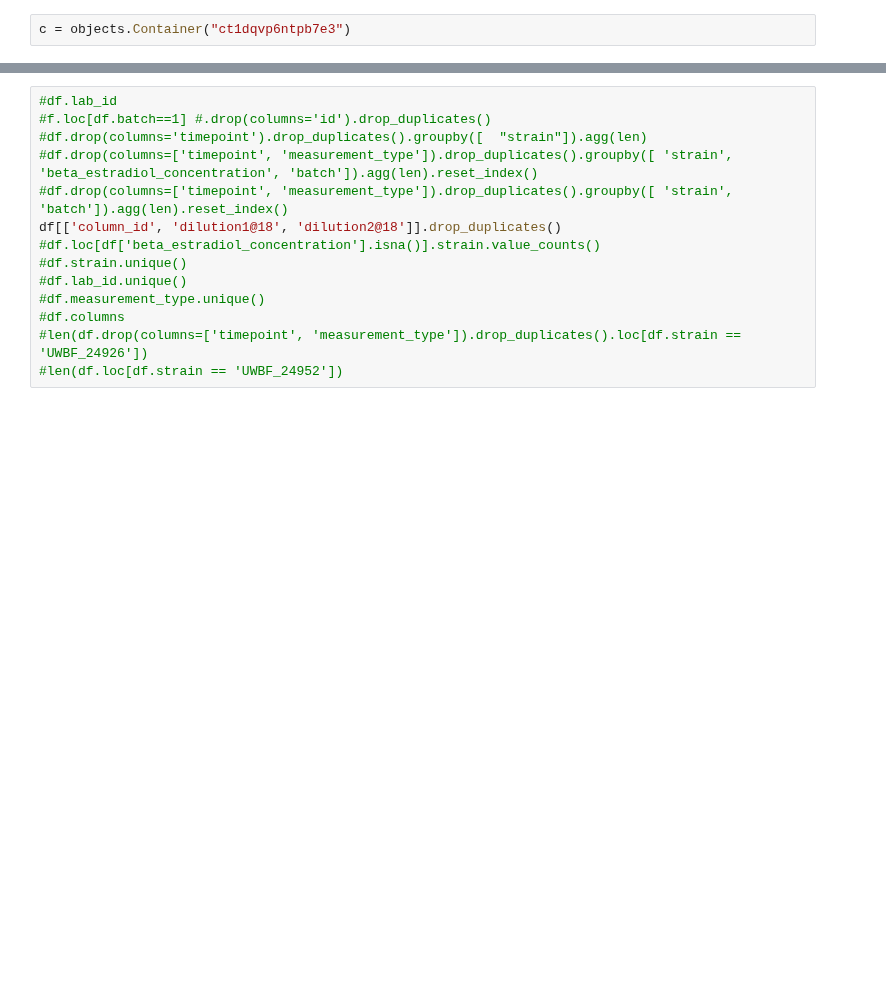
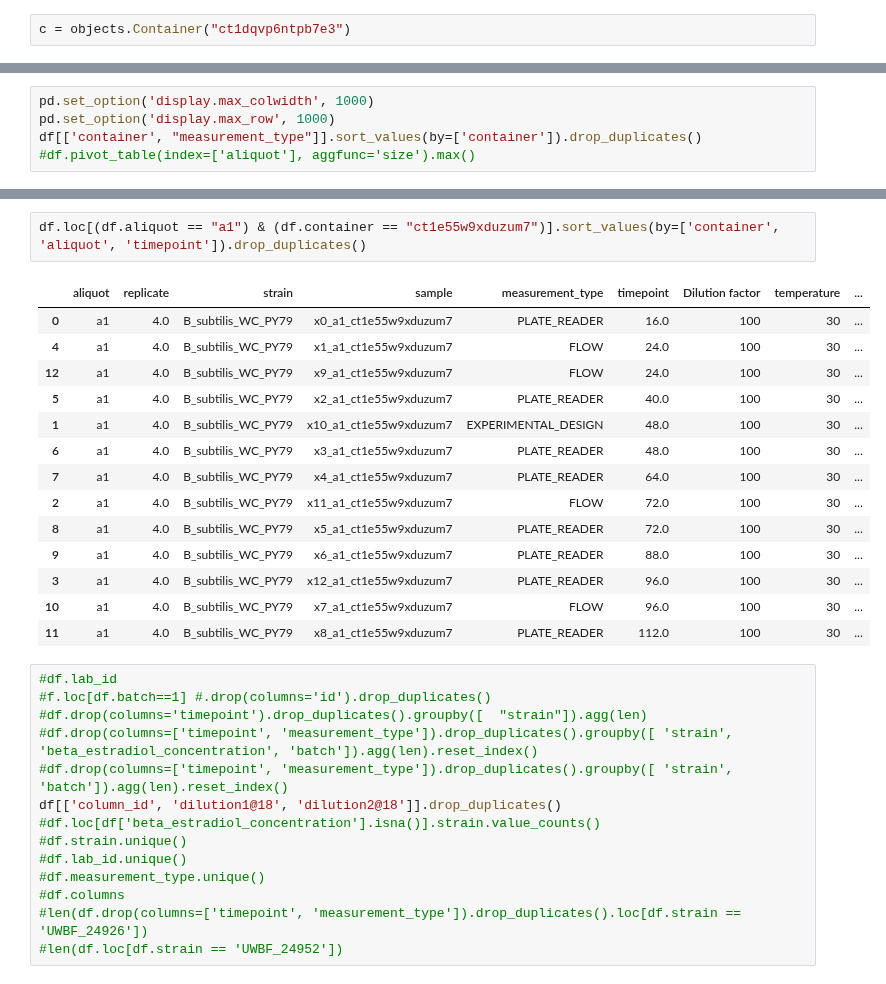
Before and after one commit to SD2E/pysd2cat, a Jupyter notebook: notebooks/scratch.ipynb, the cells around one changed output, grey strips where cells are left out. Drawn from its saved outputs; the diff is of its cells as text; blank space fills up the shorter version.

```diff
--- a/notebooks/scratch.ipynb
+++ b/notebooks/scratch.ipynb
@@ -622,0 +624,5 @@ Name: strain, dtype: int64
+# %%
+pd.set_option('display.max_colwidth', 1000)
+pd.set_option('display.max_row', 1000)
+df[['container', "measurement_type"]].sort_values(by=['container']).drop_duplicates()
+#df.pivot_table(index=['aliquot'], aggfunc='size').max()
@@ -623,3 +639,20 @@ Name: strain, dtype: int64
+# %%
+df.loc[(df.aliquot == "a1") & (df.container == "ct1e55w9xduzum7")].sort_values(by=['container', 'aliquot', 'timepoint']).drop_duplicates()
+# %% [output]
+|  | aliquot | replicate | strain | sample | measurement_type | timepoint | Dilution factor | temperature | ... |
+| 0 | a1 | 4.0 | B_subtilis_WC_PY79 | x0_a1_ct1e55w9xduzum7 | PLATE_READER | 16.0 | 100 | 30 | ... |
+| 4 | a1 | 4.0 | B_subtilis_WC_PY79 | x1_a1_ct1e55w9xduzum7 | FLOW | 24.0 | 100 | 30 | ... |
+| 12 | a1 | 4.0 | B_subtilis_WC_PY79 | x9_a1_ct1e55w9xduzum7 | FLOW | 24.0 | 100 | 30 | ... |
+| 5 | a1 | 4.0 | B_subtilis_WC_PY79 | x2_a1_ct1e55w9xduzum7 | PLATE_READER | 40.0 | 100 | 30 | ... |
+| 1 | a1 | 4.0 | B_subtilis_WC_PY79 | x10_a1_ct1e55w9xduzum7 | EXPERIMENTAL_DESIGN | 48.0 | 100 | 30 | ... |
+| 6 | a1 | 4.0 | B_subtilis_WC_PY79 | x3_a1_ct1e55w9xduzum7 | PLATE_READER | 48.0 | 100 | 30 | ... |
+| 7 | a1 | 4.0 | B_subtilis_WC_PY79 | x4_a1_ct1e55w9xduzum7 | PLATE_READER | 64.0 | 100 | 30 | ... |
+| 2 | a1 | 4.0 | B_subtilis_WC_PY79 | x11_a1_ct1e55w9xduzum7 | FLOW | 72.0 | 100 | 30 | ... |
+| 8 | a1 | 4.0 | B_subtilis_WC_PY79 | x5_a1_ct1e55w9xduzum7 | PLATE_READER | 72.0 | 100 | 30 | ... |
+| 9 | a1 | 4.0 | B_subtilis_WC_PY79 | x6_a1_ct1e55w9xduzum7 | PLATE_READER | 88.0 | 100 | 30 | ... |
+| 3 | a1 | 4.0 | B_subtilis_WC_PY79 | x12_a1_ct1e55w9xduzum7 | PLATE_READER | 96.0 | 100 | 30 | ... |
+| 10 | a1 | 4.0 | B_subtilis_WC_PY79 | x7_a1_ct1e55w9xduzum7 | FLOW | 96.0 | 100 | 30 | ... |
+| 11 | a1 | 4.0 | B_subtilis_WC_PY79 | x8_a1_ct1e55w9xduzum7 | PLATE_READER | 112.0 | 100 | 30 | ... |
 # %%
 #df.lab_id
 #f.loc[df.batch==1] #.drop(columns='id').drop_duplicates()
```
Also changed, not shown: parts of 6 cells of this notebook, 5 other files.
